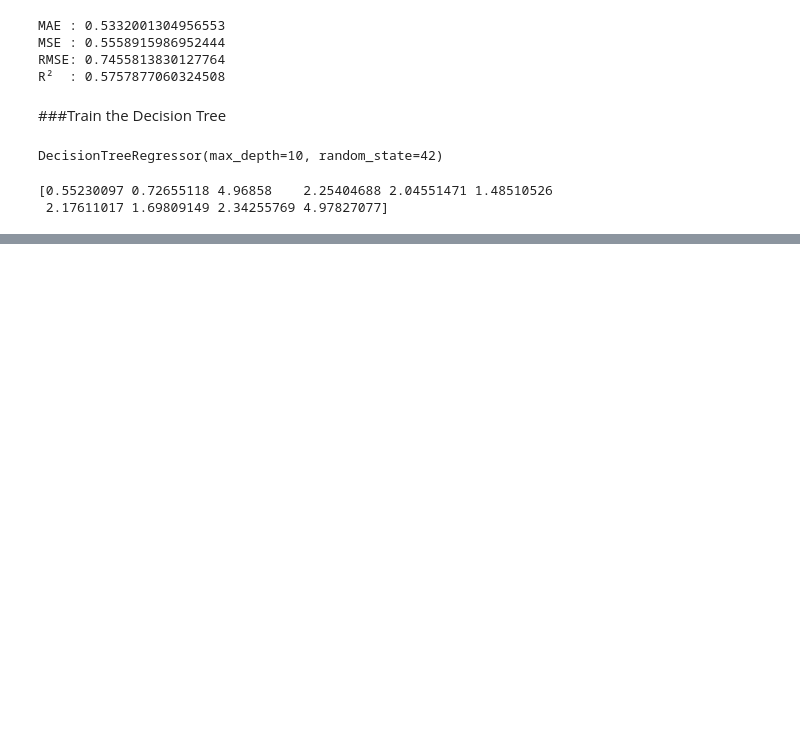
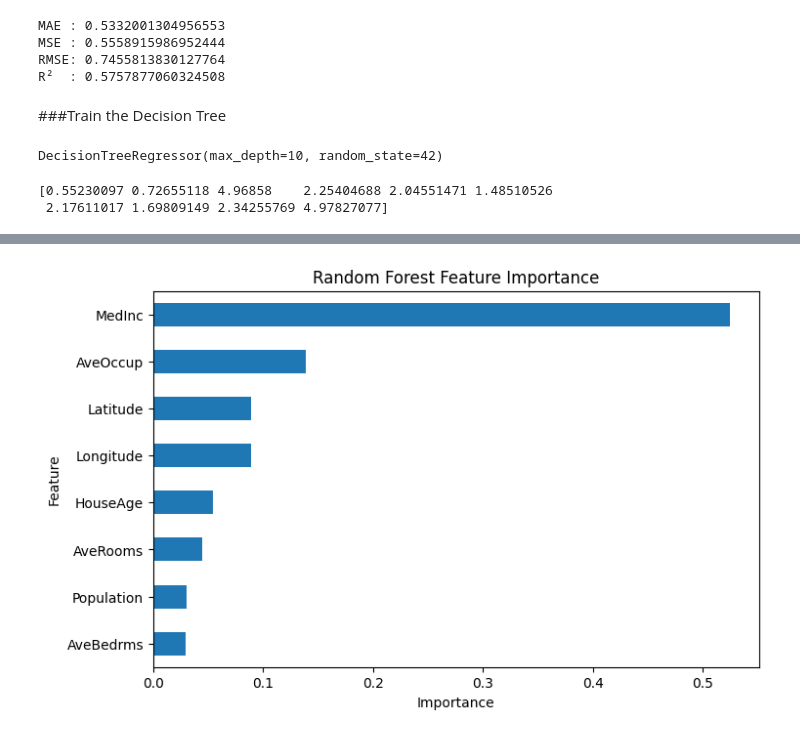
Before and after one commit to Shashank-sketchAl/ML-90-Day-Challenge-, a Jupyter notebook: Day6_House_Price_Prediction_ipynb.ipynb, the cells around one changed output, grey strips where cells are left out. Drawn from its saved outputs; the diff is of its cells as text; code cells hidden in the pictures; blank space fills up the shorter version.

```diff
--- a/Day6_House_Price_Prediction_ipynb.ipynb
+++ b/Day6_House_Price_Prediction_ipynb.ipynb
@@ -286,0 +306,4 @@ print(tree_pred[:10])
+# %%
+from sklearn.ensemble import RandomForestRegressor
+rf_model = RandomForestRegressor(n_estimators = 100,random_state=42,n_jobs=-1)
+rf_model.fit(X_train,y_train)
@@ -286,0 +351,7 @@ print(tree_pred[:10])
+# %%
+feature_importance = pd.Series(
+    rf_model.feature_importances_,
+    index=X.columns
+).sort_values(ascending=False)
+
+print(feature_importance)
@@ -286,0 +368,11 @@ print(tree_pred[:10])
+# %%
+import matplotlib.pyplot as plt
+
+feature_importance.sort_values().plot(kind='barh', figsize=(8, 5))
+
+plt.title('Random Forest Feature Importance')
+plt.xlabel('Importance')
+plt.ylabel('Feature')
+plt.show()
+# %% [output]
+[figure, added]
```
Also changed, not shown: parts of 8 cells of this notebook.
